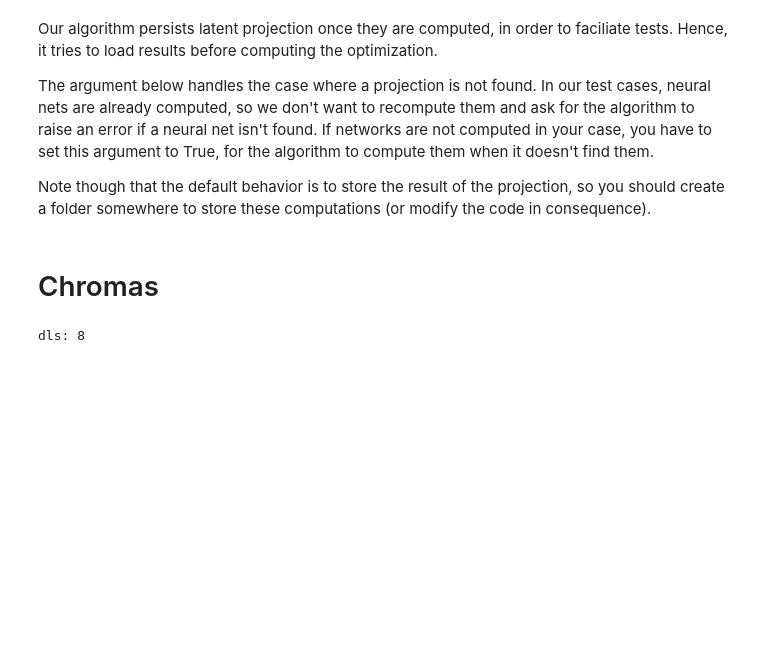
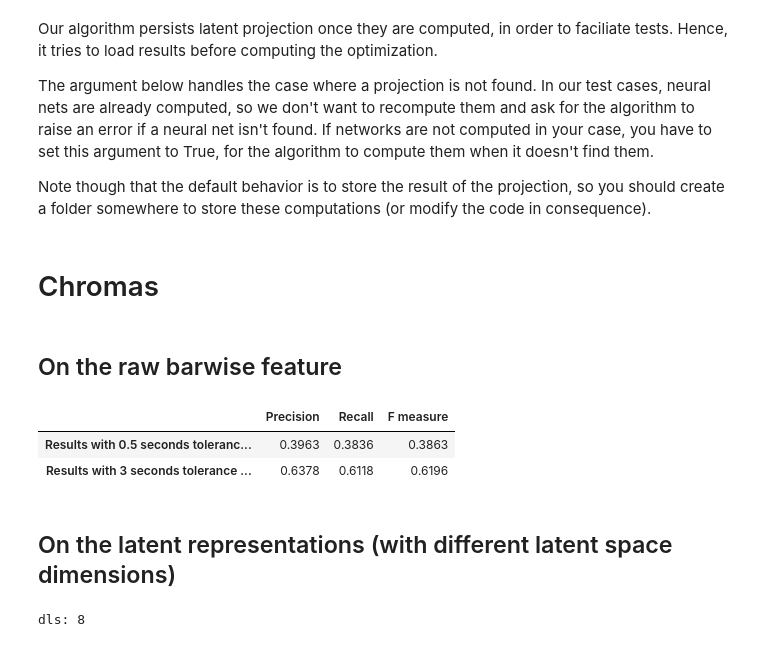
Before and after one commit to ax-le/MusicAE, a Jupyter notebook: Notebooks/Results for the RWC Pop dataset.ipynb, the cells around one changed output. Drawn from its saved outputs; the diff is of its cells as text; code cells hidden in the pictures; blank space fills up the shorter version.

```diff
--- a/Notebooks/Results for the RWC Pop dataset.ipynb
+++ b/Notebooks/Results for the RWC Pop dataset.ipynb
@@ -25 +31,11 @@ compute_if_not_persisted = False
+# %% [markdown]
+## On the raw barwise feature
+# %%
+ta.final_results_feature_rwc(dataset = "full", feature = feature)
+# %% [output]
+|  | Precision | Recall | F measure |
+| Results with 0.5 seconds toleranc... | 0.3963 | 0.3836 | 0.3863 |
+| Results with 3 seconds tolerance ... | 0.6378 | 0.6118 | 0.6196 |
+# %% [markdown]
+## On the latent representations (with different latent space dimensions)
 # %%
```
Also changed, not shown: parts of 19 cells of this notebook, 7 other files.
